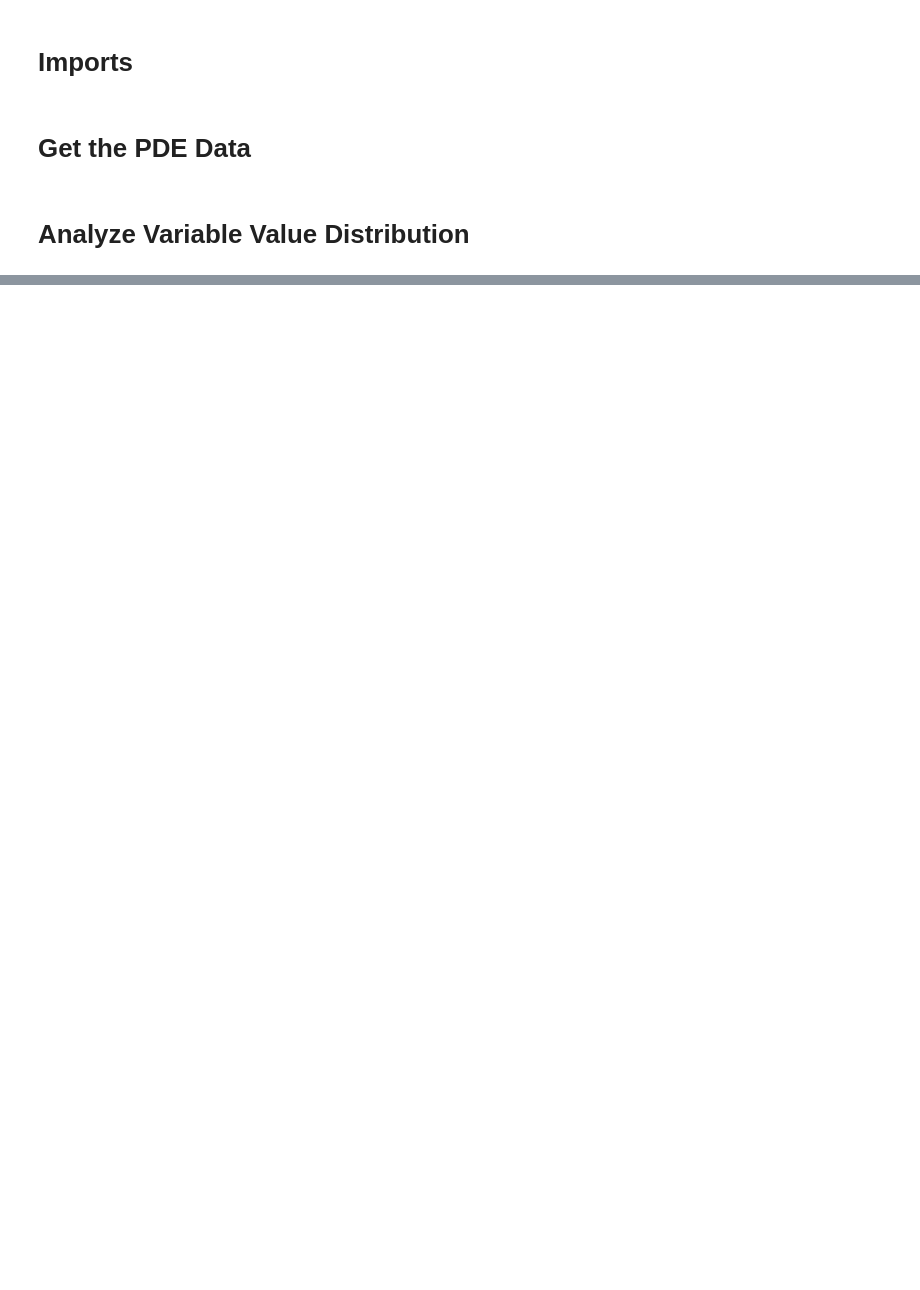
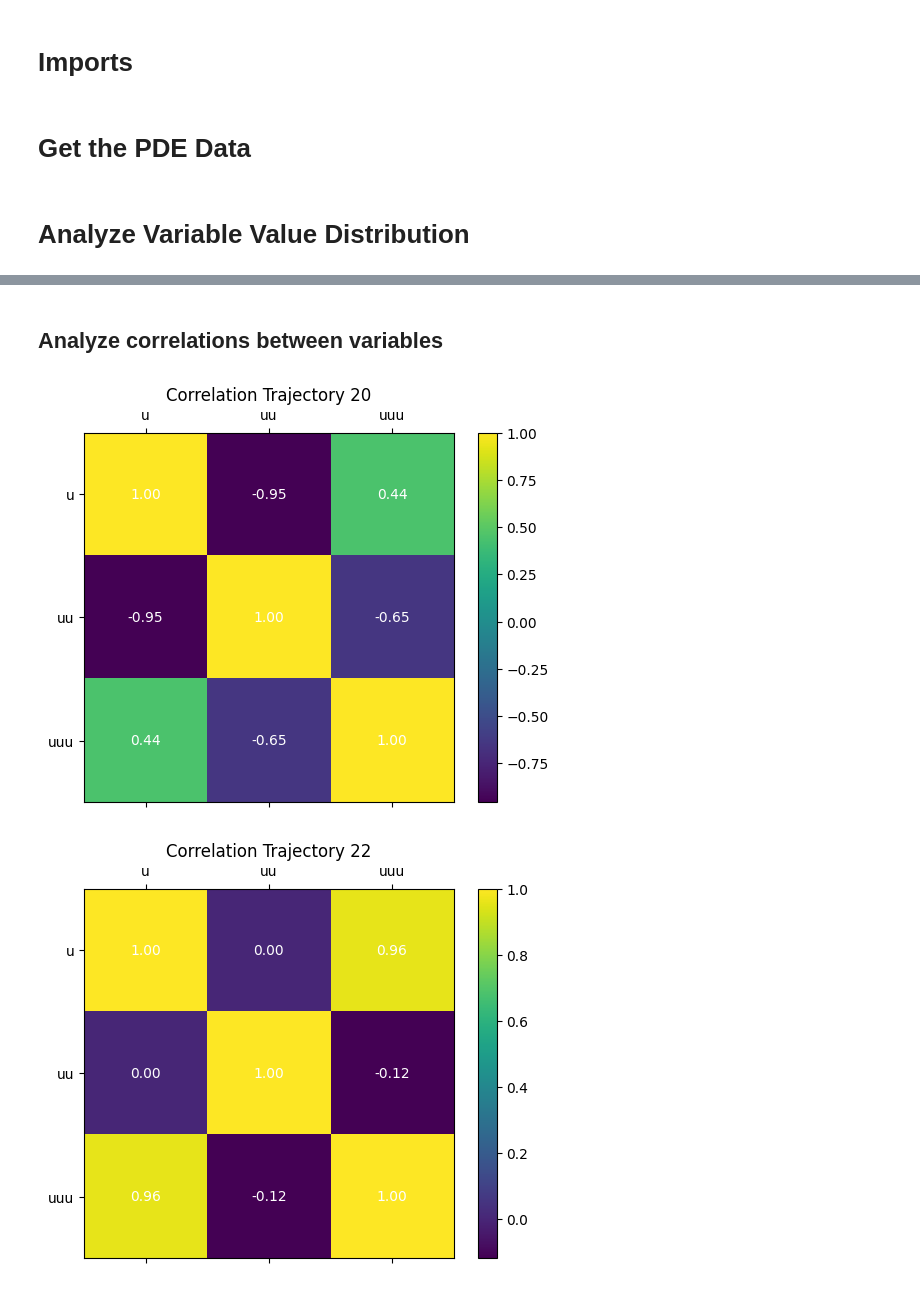
Before and after one commit to Arielogg/MLDM-Project-23, a Jupyter notebook: source/analysis/correlations/analyze_correlations.ipynb, the cells around one changed output, grey strips where cells are left out. Saved outputs shown, nothing was run; the diff lists cells and outputs as text; code cells hidden in the pictures; blank space fills up the shorter version.

Commit message:
Analyze Cross-Correlation and mark unuseful equation with a hashtag

```diff
--- a/source/analysis/correlations/analyze_correlations.ipynb
+++ b/source/analysis/correlations/analyze_correlations.ipynb
@@ -92,3 +94,5 @@ Mean of Trajectory 20, uuu: -0.0011904761904761901
 [figure]
 [figure]
 ... (188 outputs left out)
+# %% [markdown]
+## Analyze correlations between variables
@@ -94,0 +137,24 @@ Mean of Trajectory 20, uuu: -0.0011904761904761901
+# %%
+for trajectory in pde_dict_without_derivatives:
+    df = pd.DataFrame.from_dict(pde_dict_without_derivatives[trajectory])
+    fig, ax1 = plt.subplots()
+    im = ax1.matshow(df.corr())
+    # Set custom tick labels
+    tick_labels = ['u', 'uu', 'uuu']
+    ax1.set_xticks(range(len(tick_labels)))
+    ax1.set_xticklabels(tick_labels)
+    ax1.set_yticks(range(len(tick_labels)))
+    ax1.set_yticklabels(tick_labels)
+     # Display exact values in each field
+    for i in range(len(tick_labels)):
+        for j in range(len(tick_labels)):
+            text = f'{df.corr().iloc[i, j]:.2f}'
+            ax1.text(j, i, text, ha='center', va='center', color='w')
+    # Legend
+    fig.colorbar(im, ax=ax1)
+    #Title
+    ax1.set(title='Correlation Trajectory ' + trajectory)
+plt.show()
+# %% [output]
+[figure, added]
+[figure, added]
```
Also changed, not shown: parts of 4 cells of this notebook, 1 other file.
